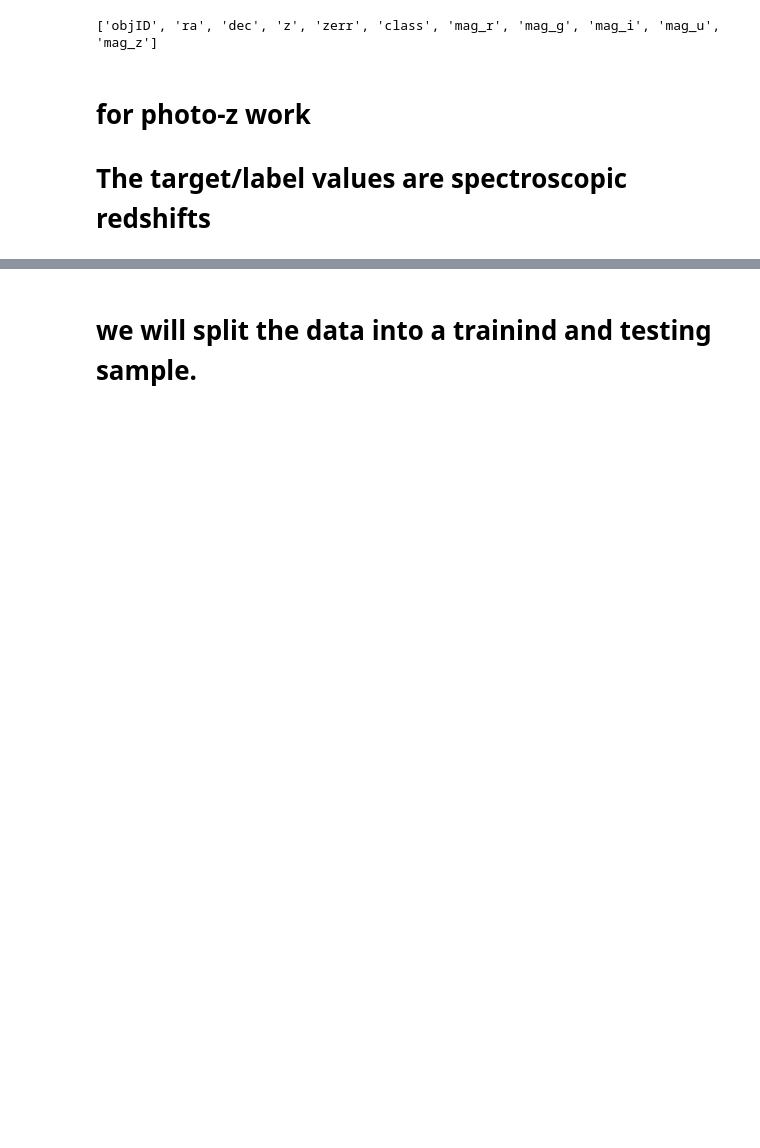
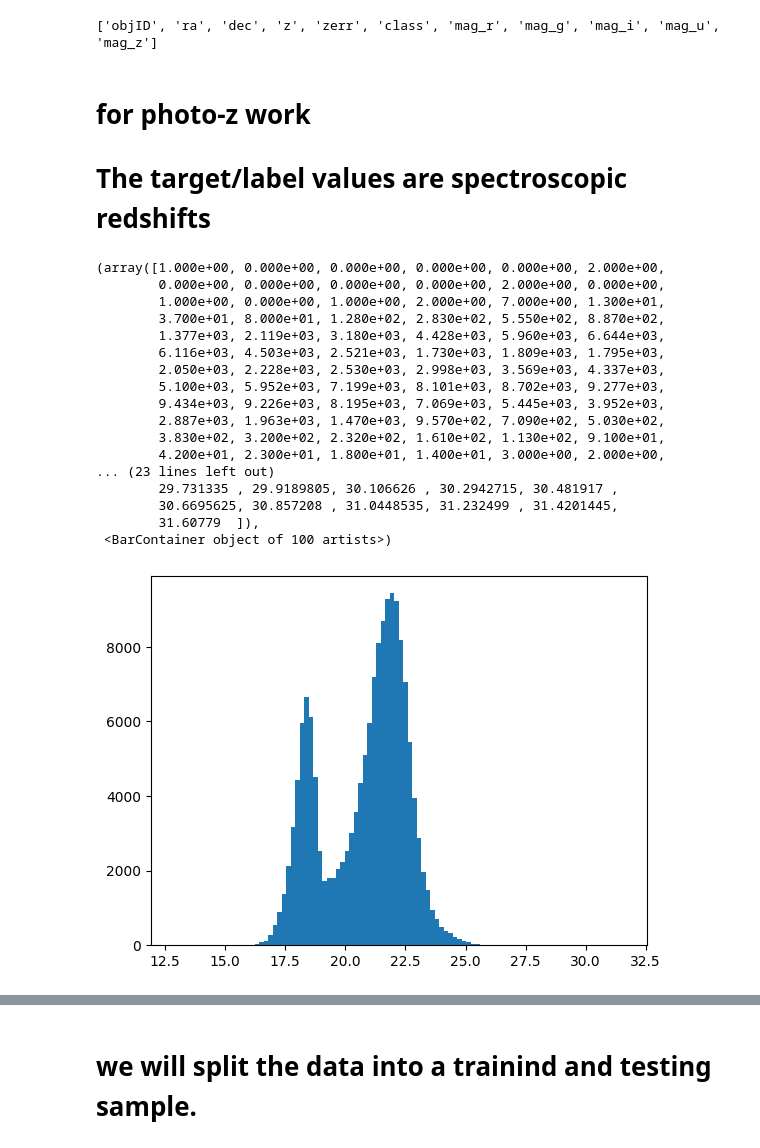
Before and after one commit to csabiu/KAML-2025, a Jupyter notebook: DNN_photoz.ipynb, the cells around one changed output, grey strips where cells are left out. Cells and saved outputs as stored; diff of their text form; code cells hidden in the pictures; blank space fills up the shorter version.

```diff
--- a/DNN_photoz.ipynb
+++ b/DNN_photoz.ipynb
@@ -78,5 +79,26 @@ for i, key in enumerate(mags):
     inputs[:, i] = np.array(d[key])
 
 targets = np.array(f2(d['z']))
+# %%
+plt.hist(inputs[:,0],100)
+# %% [output]
+(array([1.000e+00, 0.000e+00, 0.000e+00, 0.000e+00, 0.000e+00, 2.000e+00,
+        0.000e+00, 0.000e+00, 0.000e+00, 0.000e+00, 2.000e+00, 0.000e+00,
+        1.000e+00, 0.000e+00, 1.000e+00, 2.000e+00, 7.000e+00, 1.300e+01,
+        3.700e+01, 8.000e+01, 1.280e+02, 2.830e+02, 5.550e+02, 8.870e+02,
+        1.377e+03, 2.119e+03, 3.180e+03, 4.428e+03, 5.960e+03, 6.644e+03,
+        6.116e+03, 4.503e+03, 2.521e+03, 1.730e+03, 1.809e+03, 1.795e+03,
+        2.050e+03, 2.228e+03, 2.530e+03, 2.998e+03, 3.569e+03, 4.337e+03,
+        5.100e+03, 5.952e+03, 7.199e+03, 8.101e+03, 8.702e+03, 9.277e+03,
+        9.434e+03, 9.226e+03, 8.195e+03, 7.069e+03, 5.445e+03, 3.952e+03,
+        2.887e+03, 1.963e+03, 1.470e+03, 9.570e+02, 7.090e+02, 5.030e+02,
+        3.830e+02, 3.200e+02, 2.320e+02, 1.610e+02, 1.130e+02, 9.100e+01,
+        4.200e+01, 2.300e+01, 1.800e+01, 1.400e+01, 3.000e+00, 2.000e+00,
+... (23 lines left out)
+        29.731335 , 29.9189805, 30.106626 , 30.2942715, 30.481917 ,
+        30.6695625, 30.857208 , 31.0448535, 31.232499 , 31.4201445,
+        31.60779  ]),
+ <BarContainer object of 100 artists>)
+[figure, added]
 # %%
 # normalise inputs
```
Also changed, not shown: parts of 7 cells of this notebook.
